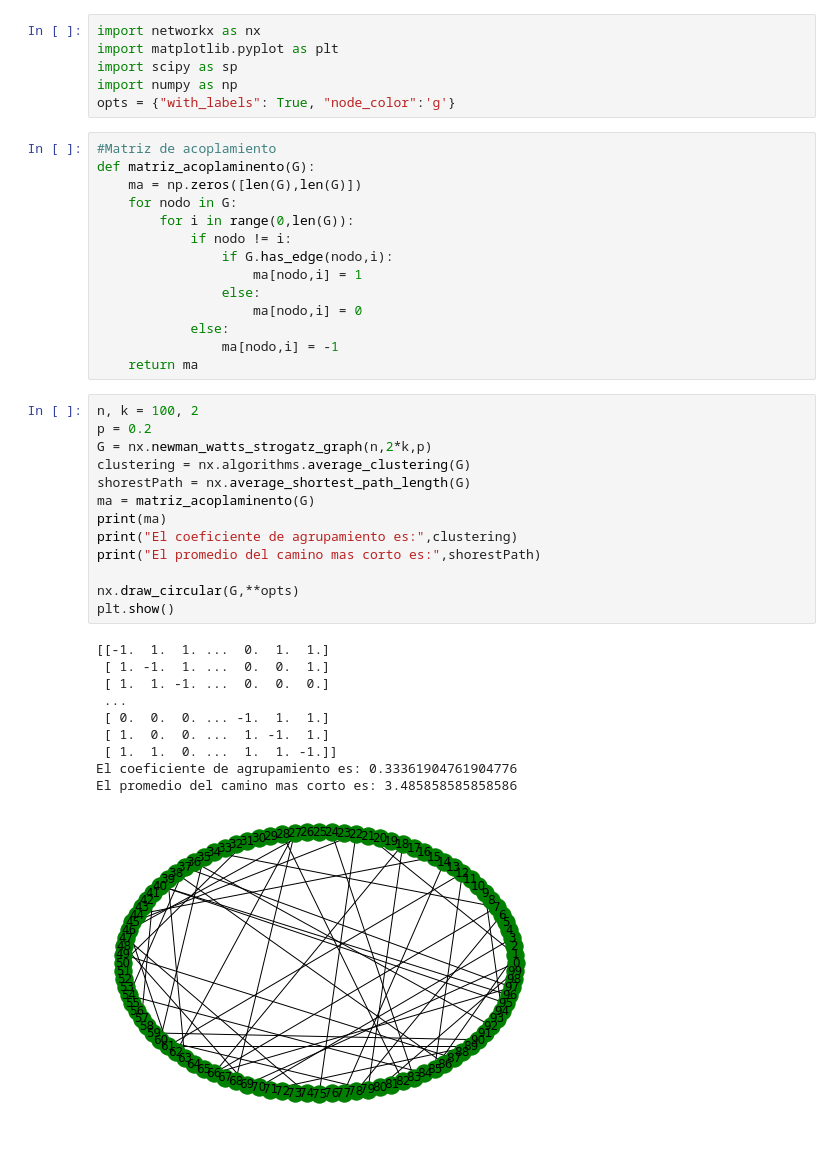
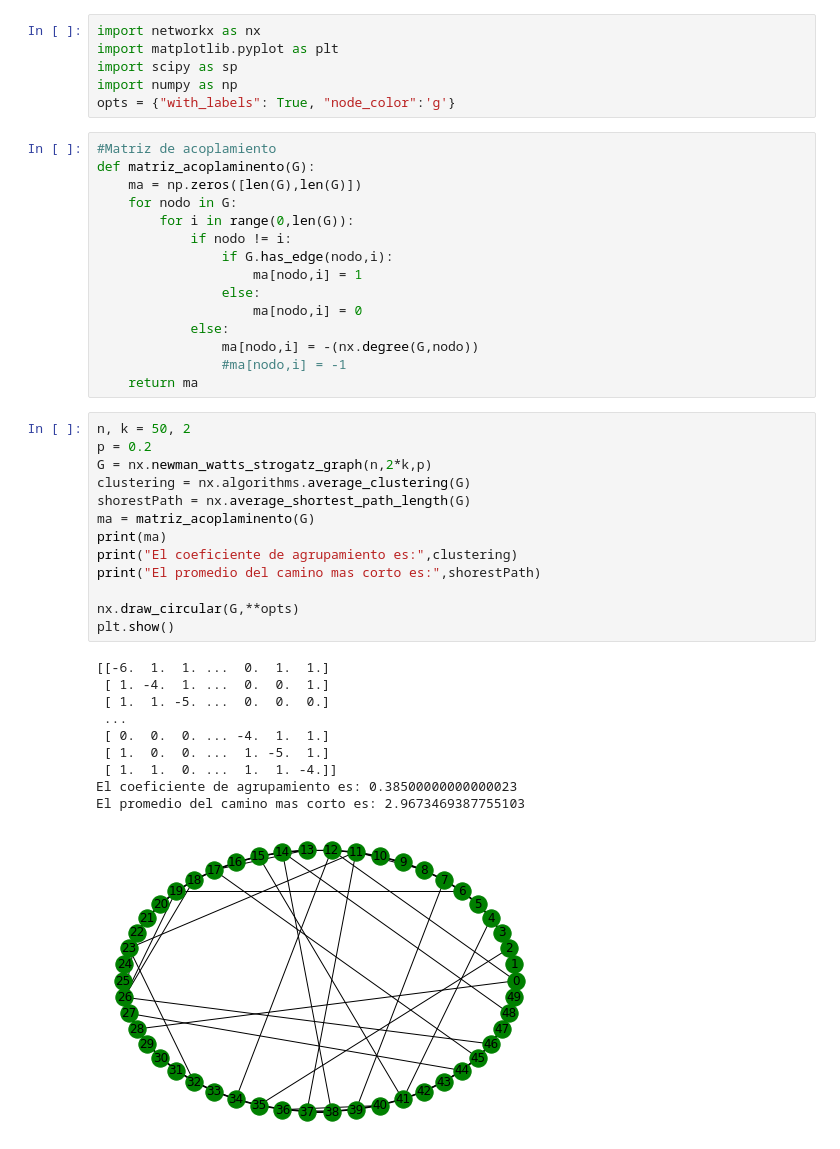
Before and after one commit to ErnestoCisnero/Probando-NetworkX-Tesis-Maestria, a Jupyter notebook: newman-watts-strogatz.ipynb, the cells around one changed output. Saved outputs shown, nothing was run; the diff lists cells and outputs as text.

```diff
--- a/newman-watts-strogatz.ipynb
+++ b/newman-watts-strogatz.ipynb
@@ -16,29 +16,30 @@ def matriz_acoplaminento(G):
                 else:
                     ma[nodo,i] = 0
             else:
-                ma[nodo,i] = -1
+                ma[nodo,i] = -(nx.degree(G,nodo))
+                #ma[nodo,i] = -1
     return ma
 # %%
-n, k = 100, 2
+n, k = 50, 2
 p = 0.2
 G = nx.newman_watts_strogatz_graph(n,2*k,p)
 clustering = nx.algorithms.average_clustering(G)
 shorestPath = nx.average_shortest_path_length(G)
 ma = matriz_acoplaminento(G)
 print(ma)
 print("El coeficiente de agrupamiento es:",clustering)
 print("El promedio del camino mas corto es:",shorestPath)
 
 nx.draw_circular(G,**opts)
 plt.show()
 # %% [output]
-[[-1.  1.  1. ...  0.  1.  1.]
- [ 1. -1.  1. ...  0.  0.  1.]
- [ 1.  1. -1. ...  0.  0.  0.]
+[[-6.  1.  1. ...  0.  1.  1.]
+ [ 1. -4.  1. ...  0.  0.  1.]
+ [ 1.  1. -5. ...  0.  0.  0.]
  ...
- [ 0.  0.  0. ... -1.  1.  1.]
- [ 1.  0.  0. ...  1. -1.  1.]
- [ 1.  1.  0. ...  1.  1. -1.]]
-El coeficiente de agrupamiento es: 0.33361904761904776
-El promedio del camino mas corto es: 3.485858585858586
+ [ 0.  0.  0. ... -4.  1.  1.]
+ [ 1.  0.  0. ...  1. -5.  1.]
+ [ 1.  1.  0. ...  1.  1. -4.]]
+El coeficiente de agrupamiento es: 0.38500000000000023
+El promedio del camino mas corto es: 2.9673469387755103
-[figure, old version]
+[figure, new version]
```
Also changed, not shown: 2 other files.
